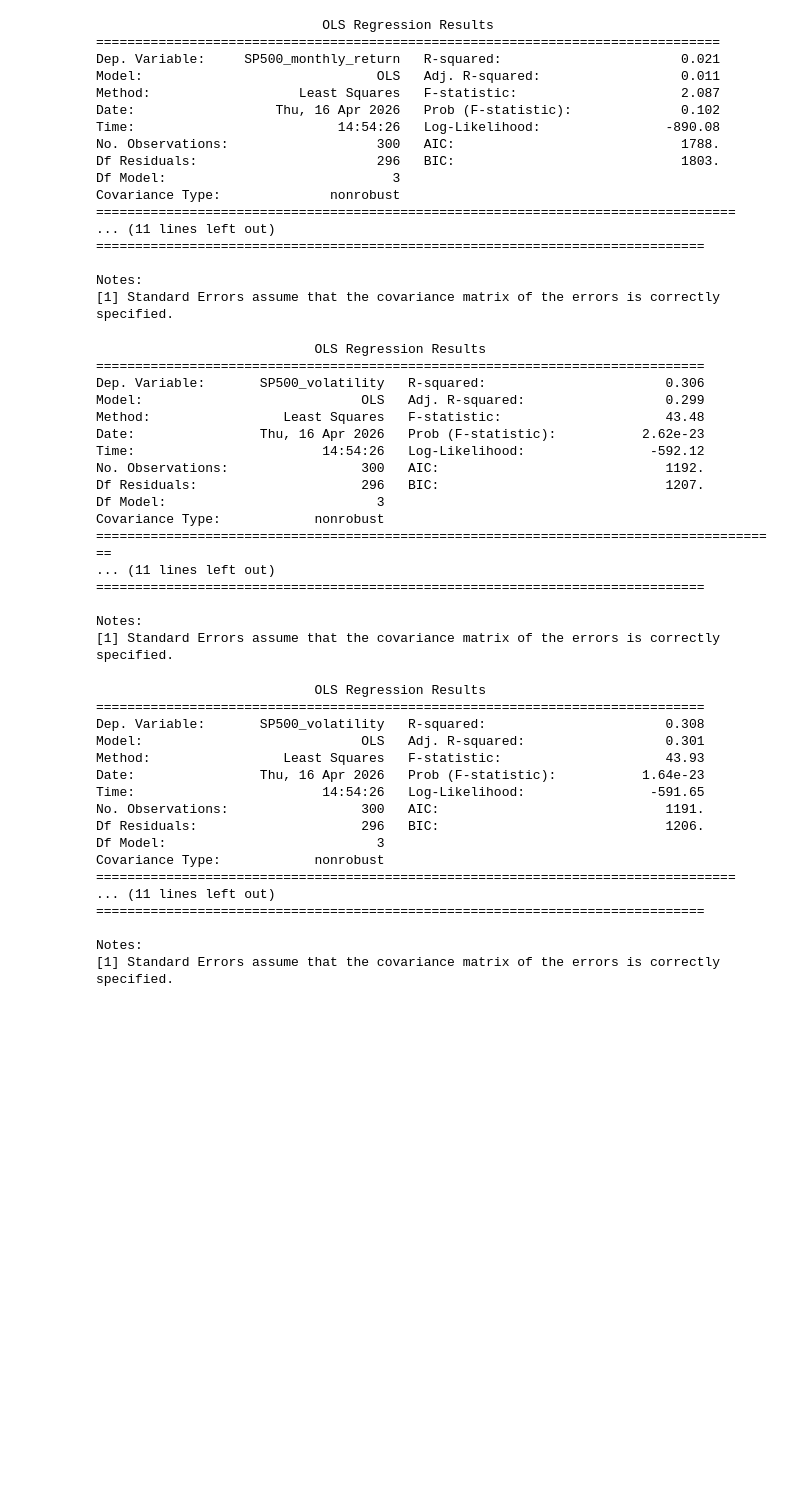
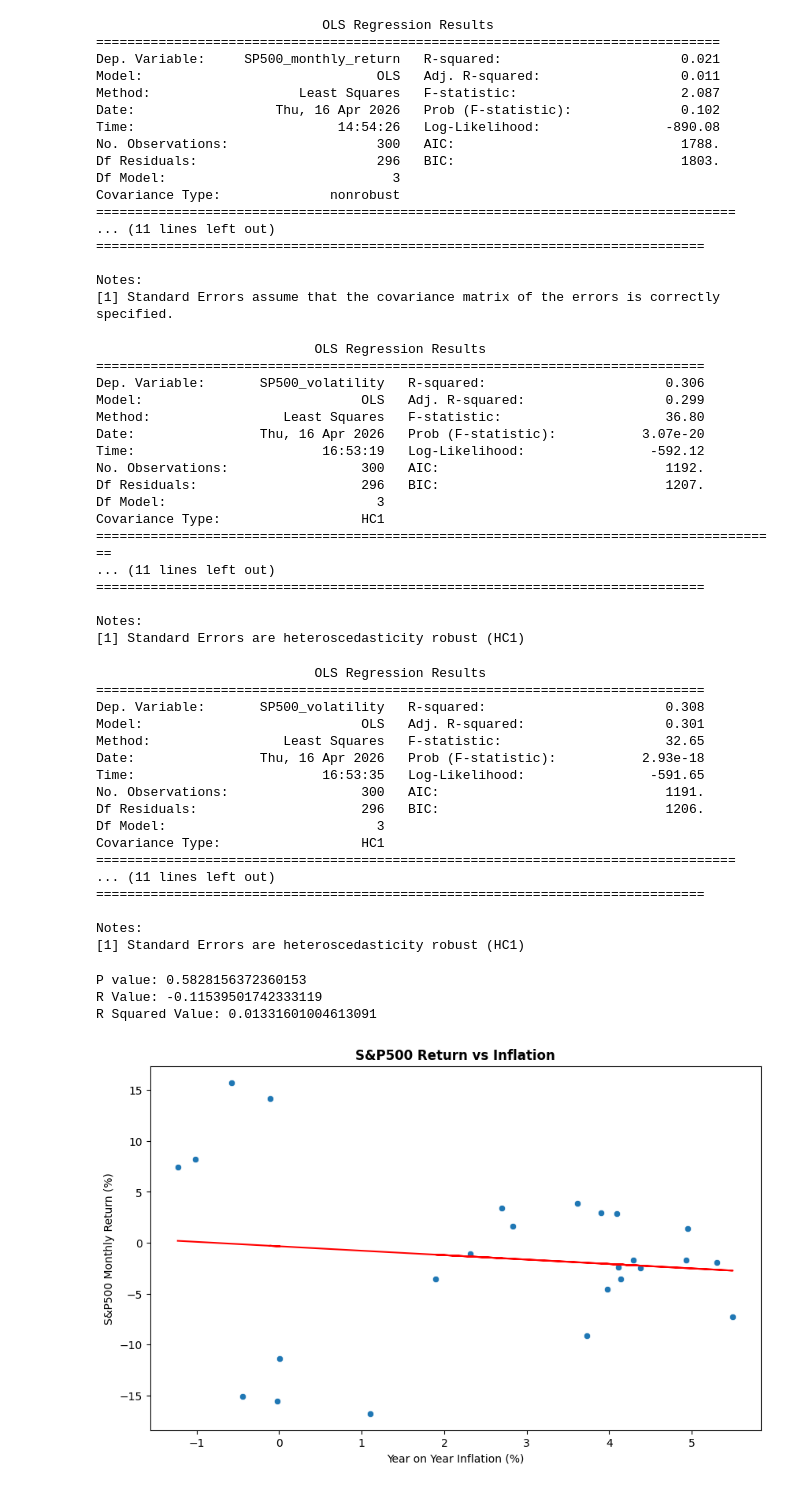
Before and after one commit to jamesr1x/Inflation_Stock_Returns_Analysis, a Jupyter notebook: Scripts/Analysis.ipynb, the cells around one changed output. Saved outputs shown, nothing was run; the diff lists cells and outputs as text; code cells hidden in the pictures; blank space fills up the shorter version.

```diff
--- a/Scripts/Analysis.ipynb
+++ b/Scripts/Analysis.ipynb
@@ -306,11 +313,12 @@ Covariance Type:              nonrobust
 Notes:
 [1] Standard Errors assume that the covariance matrix of the errors is correctly specified.
 # %%
+#MLR: Regressing sp500 volatility on inflation metrics
 x = df[["YOY_inflation", "Inflation_volatility", "Inflation_surprise"]]
 y = df["SP500_volatility"]
 
 x = sm.add_constant(x)
-model3 = sm.OLS(y, x).fit()
+model3 = sm.OLS(y, x).fit(cov_type='HC1') #Decided to use robust standard errors due to obvious hetrogeneity in my scatter plots
 
 print(model3.summary())
 # %% [output]
@@ -318,25 +326,25 @@ print(model3.summary())
 ==============================================================================
 Dep. Variable:       SP500_volatility   R-squared:                       0.306
 Model:                            OLS   Adj. R-squared:                  0.299
-Method:                 Least Squares   F-statistic:                     43.48
-Date:                Thu, 16 Apr 2026   Prob (F-statistic):           2.62e-23
-Time:                        14:54:26   Log-Likelihood:                -592.12
+Method:                 Least Squares   F-statistic:                     36.80
+Date:                Thu, 16 Apr 2026   Prob (F-statistic):           3.07e-20
+Time:                        16:53:19   Log-Likelihood:                -592.12
 No. Observations:                 300   AIC:                             1192.
 Df Residuals:                     296   BIC:                             1207.
 Df Model:                           3
-Covariance Type:            nonrobust
+Covariance Type:                  HC1
 ========================================================================================
 ... (11 lines left out)
 ==============================================================================
 
 Notes:
-[1] Standard Errors assume that the covariance matrix of the errors is correctly specified.
+[1] Standard Errors are heteroscedasticity robust (HC1)
 # %%
 x = df[["Inflation_lag", "Volatility_lag", "Surprise_lag"]]
 y = df["SP500_volatility"]
 
 x = sm.add_constant(x)
-model4 = sm.OLS(y, x).fit()
+model4 = sm.OLS(y, x).fit(cov_type='HC1') #Decided to use robust standard errors due to obvious hetrogeneity in my scatter plots
 
 print(model4.summary())
 # %% [output]
@@ -344,16 +352,37 @@ print(model4.summary())
 ==============================================================================
 Dep. Variable:       SP500_volatility   R-squared:                       0.308
 Model:                            OLS   Adj. R-squared:                  0.301
-Method:                 Least Squares   F-statistic:                     43.93
-Date:                Thu, 16 Apr 2026   Prob (F-statistic):           1.64e-23
-Time:                        14:54:26   Log-Likelihood:                -591.65
+Method:                 Least Squares   F-statistic:                     32.65
+Date:                Thu, 16 Apr 2026   Prob (F-statistic):           2.93e-18
+Time:                        16:53:35   Log-Likelihood:                -591.65
 No. Observations:                 300   AIC:                             1191.
 Df Residuals:                     296   BIC:                             1206.
 Df Model:                           3
-Covariance Type:            nonrobust
+Covariance Type:                  HC1
 ==================================================================================
 ... (11 lines left out)
 ==============================================================================
 
 Notes:
-[1] Standard Errors assume that the covariance matrix of the errors is correctly specified.
+[1] Standard Errors are heteroscedasticity robust (HC1)
+# %%
+#I will now be focusing on the financial crisis period to see if relationships change during times of economic stress
+crisis_df = df.loc["2007-06":"2009-6"]
+crisis_df
+#Plotting S&P500 Return vs Inflation
+plt.figure(figsize=(10,6))
+sns.scatterplot(x=crisis_df.YOY_inflation, y=crisis_df.SP500_monthly_return)
+slope, intercept, rvalue, pvalue, std_error = stats.linregress(x=crisis_df.YOY_inflation, y=crisis_df.SP500_monthly_return)
+plt.plot(crisis_df.YOY_inflation, slope * crisis_df.YOY_inflation + intercept, color="red")
+plt.title("S&P500 Return vs Inflation", weight="bold")
+plt.xlabel("Year on Year Inflation (%)")
+plt.ylabel("S&P500 Monthly Return (%)")
+
+print("P value:", pvalue)
+print("R Value:", rvalue)
+print("R Squared Value:", rvalue**2)
+# %% [output]
+P value: 0.5828156372360153
+R Value: -0.11539501742333119
+R Squared Value: 0.01331601004613091
+[figure, added]
```
Also changed, not shown: parts of 19 cells of this notebook.
